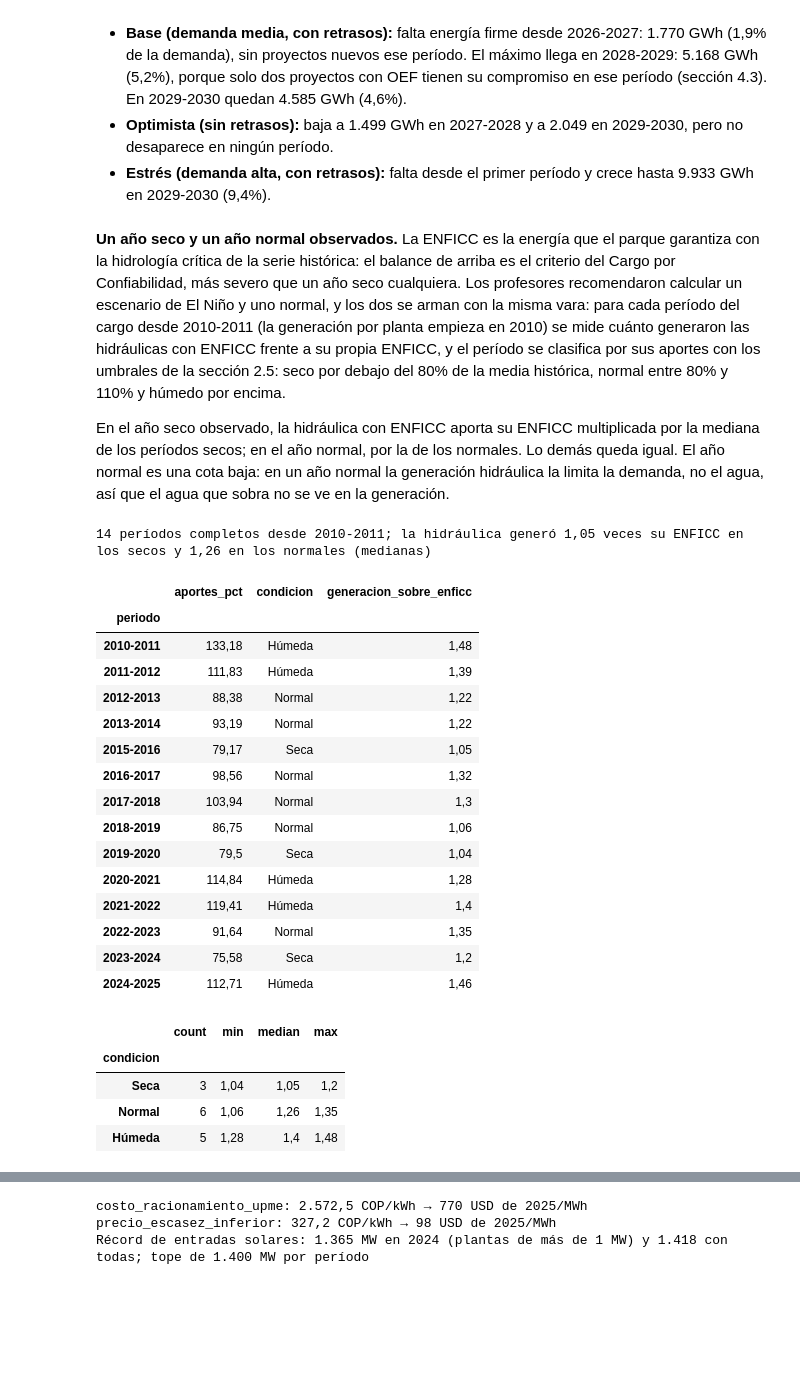
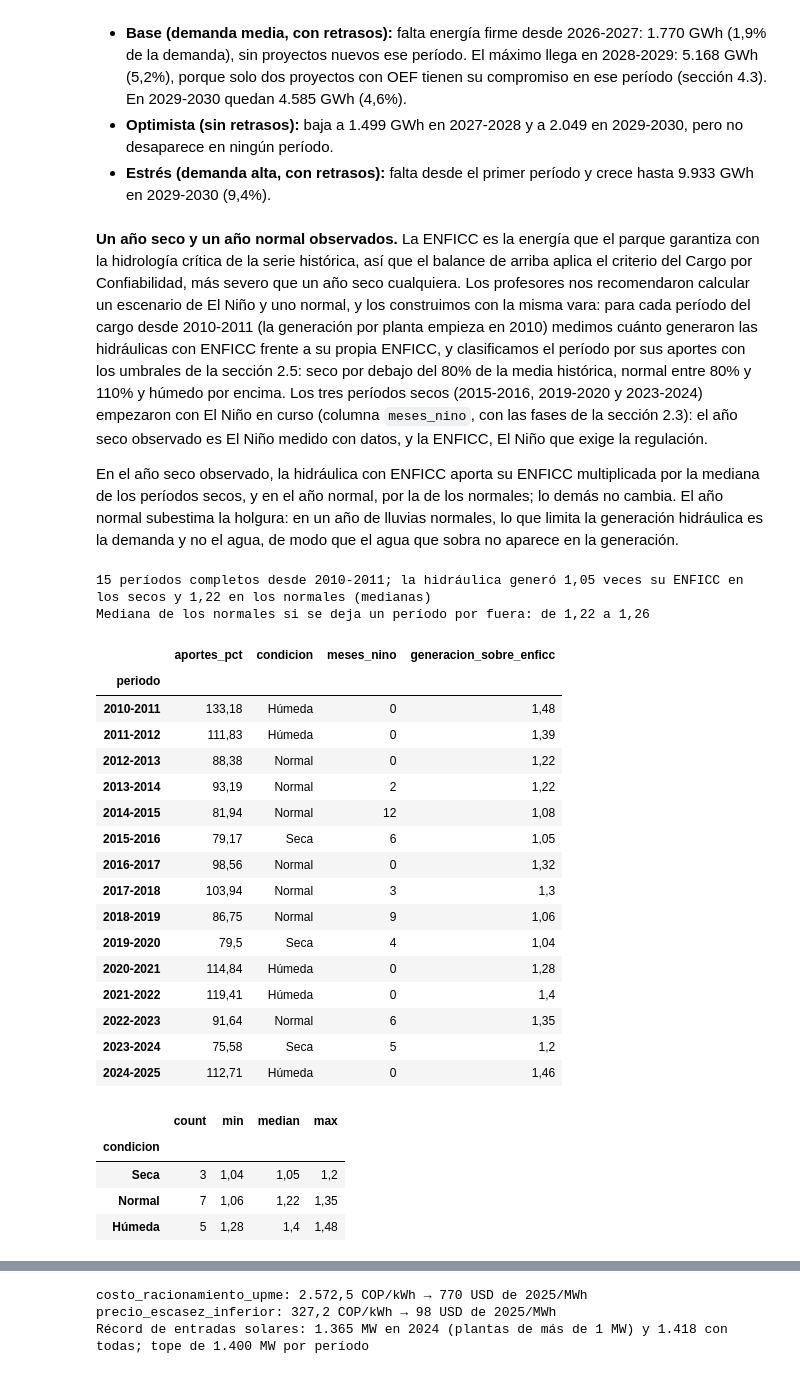
Before and after one commit to cterrassa/suficiencia-sin, a Jupyter notebook: Tutorial_Suficiencia_SIN.ipynb, the cells around one changed output, grey strips where cells are left out. Cells and saved outputs as stored; diff of their text form; code cells hidden in the pictures; blank space fills up the shorter version.

```diff
--- a/Tutorial_Suficiencia_SIN.ipynb
+++ b/Tutorial_Suficiencia_SIN.ipynb
@@ -1239,42 +1236,51 @@ comprobar(balances.set_index(["escenario", "periodo"])["brecha_gwh"],
 - **Optimista (sin retrasos):** baja a 1.499 GWh en 2027-2028 y a 2.049 en 2029-2030, pero no desaparece en ningún período.
 - **Estrés (demanda alta, con retrasos):** falta desde el primer período y crece hasta 9.933 GWh en 2029-2030 (9,4%).
 # %% [markdown]
-**Un año seco y un año normal observados.** La ENFICC es la energía que el parque garantiza con la hidrología crítica de la serie histórica: el balance de arriba es el criterio del Cargo por Confiabilidad, más severo que un año seco cualquiera. Los profesores recomendaron calcular un escenario de El Niño y uno normal, y los dos se arman con la misma vara: para cada período del cargo desde 2010-2011 (la generación por planta empieza en 2010) se mide cuánto generaron las hidráulicas con ENFICC frente a su propia ENFICC, y el período se clasifica por sus aportes con los umbrales de la sección 2.5: seco por debajo del 80% de la media histórica, normal entre 80% y 110% y húmedo por encima.
+**Un año seco y un año normal observados.** La ENFICC es la energía que el parque garantiza con la hidrología crítica de la serie histórica, así que el balance de arriba aplica el criterio del Cargo por Confiabilidad, más severo que un año seco cualquiera. Los profesores nos recomendaron calcular un escenario de El Niño y uno normal, y los construimos con la misma vara: para cada período del cargo desde 2010-2011 (la generación por planta empieza en 2010) medimos cuánto generaron las hidráulicas con ENFICC frente a su propia ENFICC, y clasificamos el período por sus aportes con los umbrales de la sección 2.5: seco por debajo del 80% de la media histórica, normal entre 80% y 110% y húmedo por encima. Los tres períodos secos (2015-2016, 2019-2020 y 2023-2024) empezaron con El Niño en curso (columna `meses_nino`, con las fases de la sección 2.3): el año seco observado es El Niño medido con datos, y la ENFICC, El Niño que exige la regulación.
 
-En el año seco observado, la hidráulica con ENFICC aporta su ENFICC multiplicada por la mediana de los períodos secos; en el año normal, por la de los normales. Lo demás queda igual. El año normal es una cota baja: en un año normal la generación hidráulica la limita la demanda, no el agua, así que el agua que sobra no se ve en la generación.
+En el año seco observado, la hidráulica con ENFICC aporta su ENFICC multiplicada por la mediana de los períodos secos, y en el año normal, por la de los normales; lo demás no cambia. El año normal subestima la holgura: en un año de lluvias normales, lo que limita la generación hidráulica es la demanda y no el agua, de modo que el agua que sobra no aparece en la generación.
 # %%
 hidro = leer("xm_hidraulica_periodos.csv")
 hidro["aportes_pct"] = 100 * hidro["aportes_gwh"] / hidro["aportes_media_hist_gwh"]
 hidro["condicion"] = pd.cut(hidro["aportes_pct"], [-np.inf, 80, 110, np.inf], labels=["Seca", "Normal", "Húmeda"])
 hidro["generacion_sobre_enficc"] = hidro["generacion_hidraulica_gwh"] / hidro["dias"] / hidro["enficc_hidraulica_gwh_dia"]
+# Meses de cada período con El Niño, según las fases del ONI de la sección 2.3
+hidro["meses_nino"] = (hidro["periodo"].map(oni[oni["fase"] == "El Niño"].groupby(periodo_cxc(oni["mes"])).size())
+                       .fillna(0).astype(int))
 FACTOR_ANO_SECO = hidro.loc[hidro["condicion"] == "Seca", "generacion_sobre_enficc"].median()
 FACTOR_ANO_NORMAL = hidro.loc[hidro["condicion"] == "Normal", "generacion_sobre_enficc"].median()
 print(f"{len(hidro)} períodos completos desde 2010-2011; la hidráulica generó {es(FACTOR_ANO_SECO, 2)} veces su ENFICC "
       f"en los secos y {es(FACTOR_ANO_NORMAL, 2)} en los normales (medianas)")
-display(hidro.set_index("periodo")[["aportes_pct", "condicion", "generacion_sobre_enficc"]].round(2))
+# Qué tanto depende la mediana de los normales de un solo período: se quita uno a la vez
+normales = hidro[hidro["condicion"] == "Normal"].set_index("periodo")["generacion_sobre_enficc"]
+sin_uno = [normales.drop(p).median() for p in normales.index]
+print(f"Mediana de los normales si se deja un período por fuera: de {es(min(sin_uno), 2)} a {es(max(sin_uno), 2)}")
+display(hidro.set_index("periodo")[["aportes_pct", "condicion", "meses_nino", "generacion_sobre_enficc"]].round(2))
 hidro.groupby("condicion", observed=True)["generacion_sobre_enficc"].agg(["count", "min", "median", "max"]).round(2)
 # %% [output]
-14 períodos completos desde 2010-2011; la hidráulica generó 1,05 veces su ENFICC en los secos y 1,26 en los normales (medianas)
+15 períodos completos desde 2010-2011; la hidráulica generó 1,05 veces su ENFICC en los secos y 1,22 en los normales (medianas)
+Mediana de los normales si se deja un período por fuera: de 1,22 a 1,26
-|  | aportes_pct | condicion | generacion_sobre_enficc |
-| periodo |  |  |  |
-| 2010-2011 | 133,18 | Húmeda | 1,48 |
-| 2011-2012 | 111,83 | Húmeda | 1,39 |
-| 2012-2013 | 88,38 | Normal | 1,22 |
-| 2013-2014 | 93,19 | Normal | 1,22 |
-| 2015-2016 | 79,17 | Seca | 1,05 |
-| 2016-2017 | 98,56 | Normal | 1,32 |
-| 2017-2018 | 103,94 | Normal | 1,3 |
-| 2018-2019 | 86,75 | Normal | 1,06 |
-| 2019-2020 | 79,5 | Seca | 1,04 |
-| 2020-2021 | 114,84 | Húmeda | 1,28 |
-| 2021-2022 | 119,41 | Húmeda | 1,4 |
-| 2022-2023 | 91,64 | Normal | 1,35 |
-| 2023-2024 | 75,58 | Seca | 1,2 |
-| 2024-2025 | 112,71 | Húmeda | 1,46 |
+|  | aportes_pct | condicion | meses_nino | generacion_sobre_enficc |
+| periodo |  |  |  |  |
+| 2010-2011 | 133,18 | Húmeda | 0 | 1,48 |
+| 2011-2012 | 111,83 | Húmeda | 0 | 1,39 |
+| 2012-2013 | 88,38 | Normal | 0 | 1,22 |
+| 2013-2014 | 93,19 | Normal | 2 | 1,22 |
+| 2014-2015 | 81,94 | Normal | 12 | 1,08 |
+| 2015-2016 | 79,17 | Seca | 6 | 1,05 |
+| 2016-2017 | 98,56 | Normal | 0 | 1,32 |
+| 2017-2018 | 103,94 | Normal | 3 | 1,3 |
+| 2018-2019 | 86,75 | Normal | 9 | 1,06 |
+| 2019-2020 | 79,5 | Seca | 4 | 1,04 |
+| 2020-2021 | 114,84 | Húmeda | 0 | 1,28 |
+| 2021-2022 | 119,41 | Húmeda | 0 | 1,4 |
+| 2022-2023 | 91,64 | Normal | 6 | 1,35 |
+| 2023-2024 | 75,58 | Seca | 5 | 1,2 |
+| 2024-2025 | 112,71 | Húmeda | 0 | 1,46 |
 |  | count | min | median | max |
 | condicion |  |  |  |  |
 | Seca | 3 | 1,04 | 1,05 | 1,2 |
-| Normal | 6 | 1,06 | 1,26 | 1,35 |
+| Normal | 7 | 1,06 | 1,22 | 1,35 |
 | Húmeda | 5 | 1,28 | 1,4 | 1,48 |
 # %%
 ENFICC_HIDRAULICA = parque.loc[(parque["fuente"] == "ENFICC") & (parque["tecnologia"] == "hidraulica"), "firme_gwh_dia"].sum()
```
Also changed, not shown: parts of 38 cells of this notebook, 2 other files.
